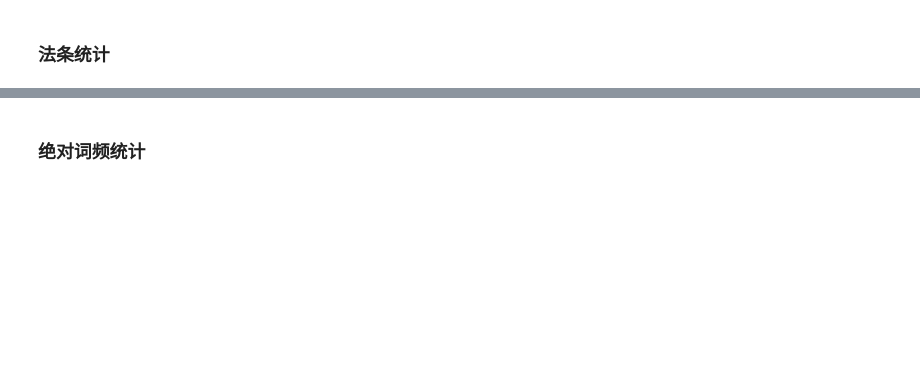
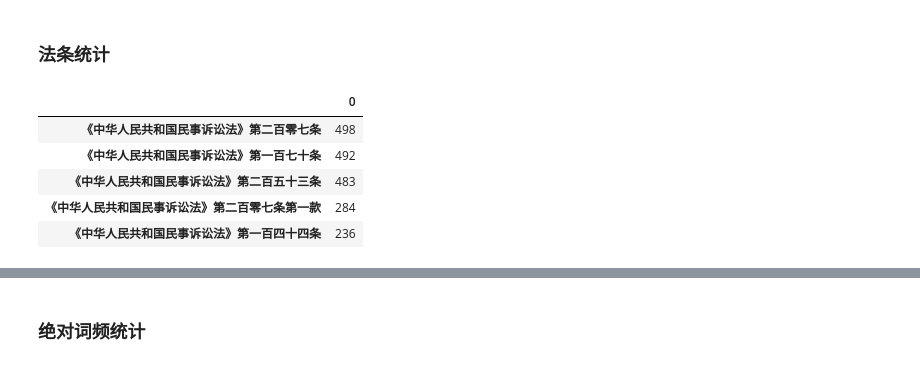
Before and after one commit to IanHongruZhang/Openlaw, a Jupyter notebook: openlaw_analysis.ipynb, the cells around one changed output, grey strips where cells are left out. Saved outputs shown, nothing was run; the diff lists cells and outputs as text; code cells hidden in the pictures; blank space fills up the shorter version.

```diff
--- a/openlaw_analysis.ipynb
+++ b/openlaw_analysis.ipynb
@@ -393,2 +518,30 @@ table_final_2 = pd.read_excel("final_table_2.xlsx")
+# %%
+### 如果给到的是表格
+### 法条抽取
+pattern_laws_1 = re.compile(r"《.*?》.*?条")
+pattern_laws_2 = re.compile(r"《.*?》.*?条，")
+pattern_laws_3 = re.compile(r"(《.*?[^》]*条)")
+pattern_laws_4 = re.compile(r"《.*?》")
+
+def repeat_pattern(pattern,results):
+    pattern_lists = len(list(results)) * [pattern]
+    return pattern_lists
+
+def find_laws(text,pattern3,pattern4):
+    if re.search(pattern3,text):
+        pieces_1 = re.findall(pattern3,text)
+        short_pieces_1 = list(filter(lambda x:len(x) < 50,pieces_1))
+        pieces_2 = re.findall(pattern4,text)
+        short_pieces_2 = list(filter(lambda x:len(x) < 50,pieces_2))
+        short_pieces_3 = short_pieces_1 + short_pieces_2
+        return (short_pieces_1,short_pieces_2)
+    else:
+        return None
+
+#find_laws(test[3],pattern_laws_3,pattern_laws_4)
+test = table_final_3["判决结果"].dropna()
+laws = list(map(find_laws,test,repeat_pattern(pattern_laws_3,test),
+repeat_pattern(pattern_laws_4,test)))
+table = pd.DataFrame([laws]).T
 # %% [markdown]
 ### 法条统计
@@ -395,3 +603,12 @@ table_final_2 = pd.read_excel("final_table_2.xlsx")
+# %%
+table_final.head()
+# %% [output]
+|  | 0 |
+| 《中华人民共和国民事诉讼法》第二百零七条 | 498 |
+| 《中华人民共和国民事诉讼法》第一百七十条 | 492 |
+| 《中华人民共和国民事诉讼法》第二百五十三条 | 483 |
+| 《中华人民共和国民事诉讼法》第二百零七条第一款 | 284 |
+| 《中华人民共和国民事诉讼法》第一百四十四条 | 236 |
 # %%
 ## 法条统计
 def count_laws(table):
```
Also changed, not shown: parts of 41 cells of this notebook, 1 other file.
